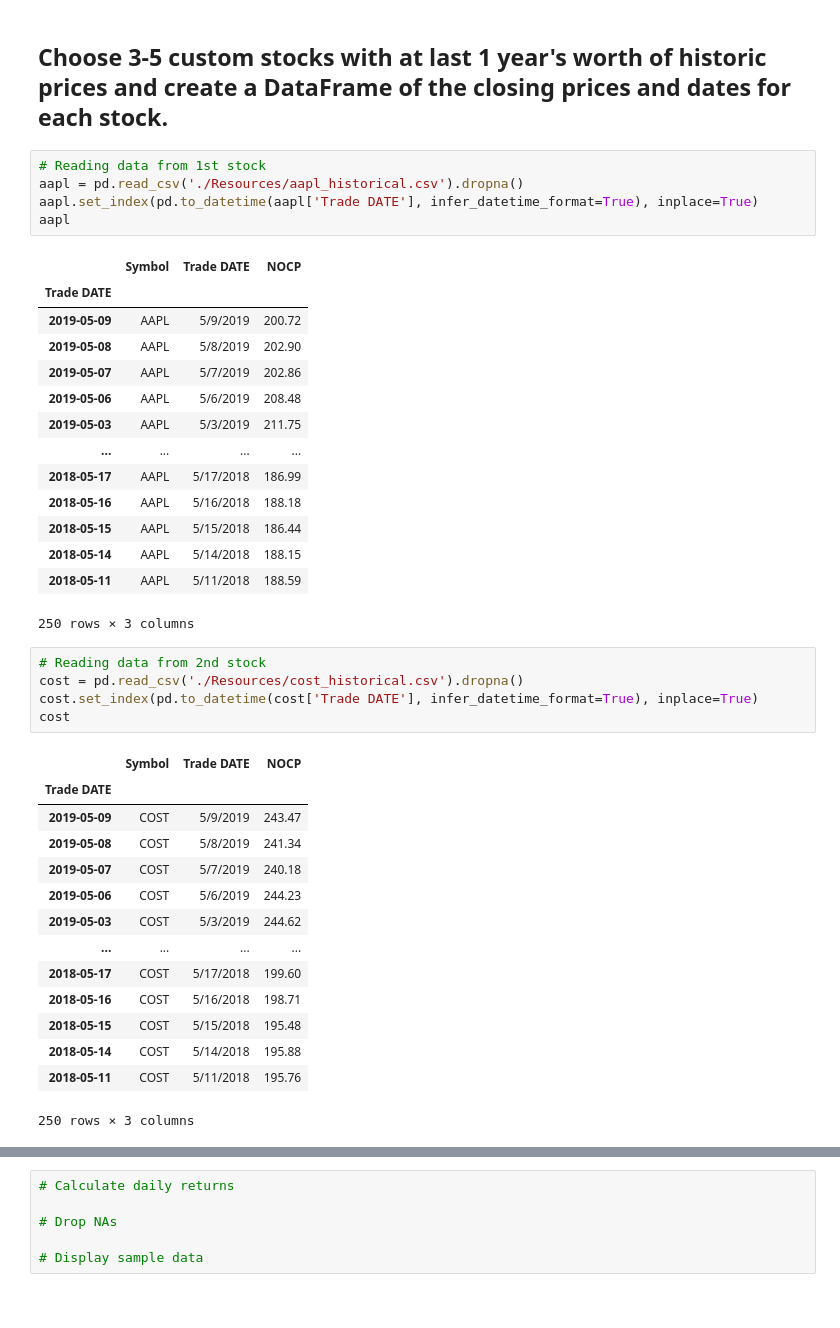
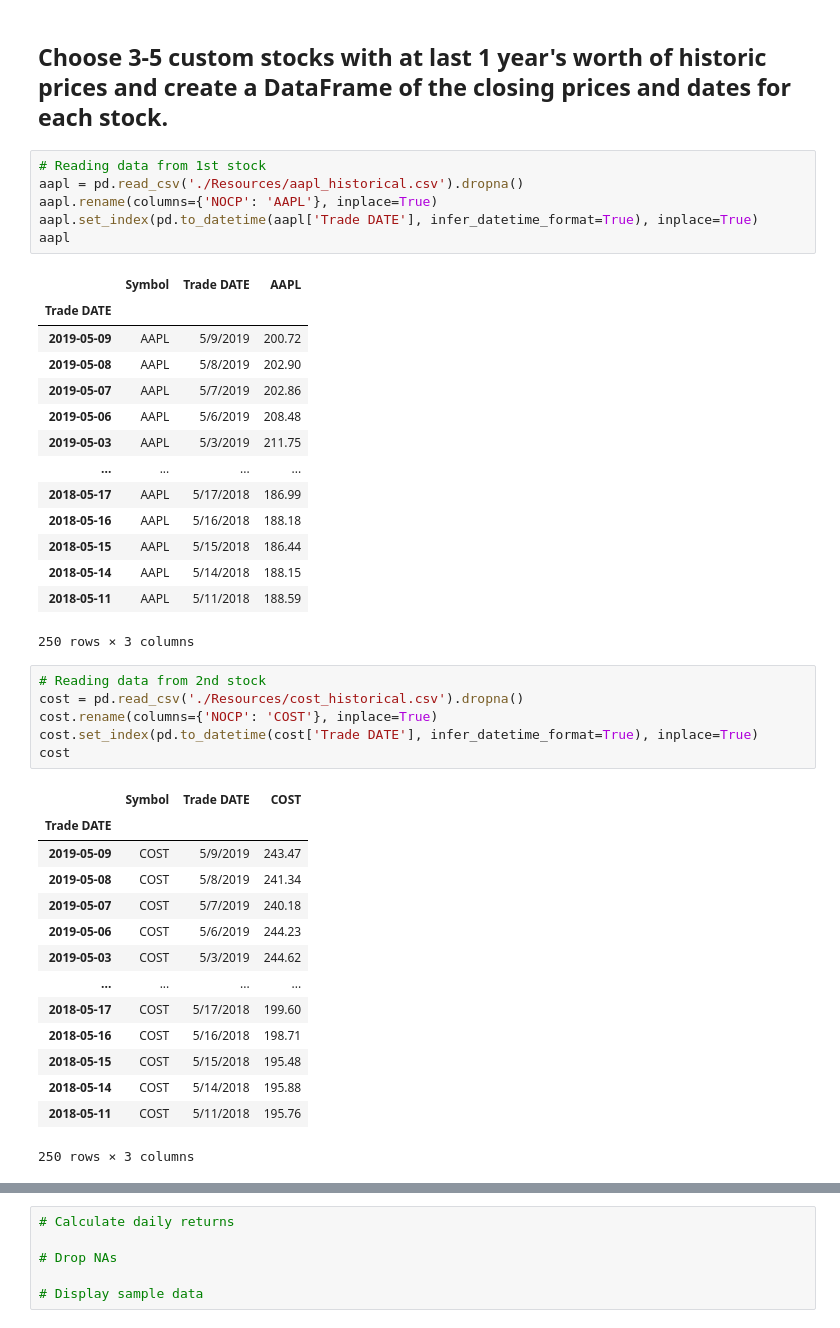
Before and after one commit to Olegreg762/FintechBootcamp, a Jupyter notebook: pandas_homework/Instructions/Starter_Code/whale_analysis.ipynb, the cells around one changed output, grey strips where cells are left out. Drawn from its saved outputs; the diff is of its cells as text.

```diff
--- a/pandas_homework/Instructions/Starter_Code/whale_analysis.ipynb
+++ b/pandas_homework/Instructions/Starter_Code/whale_analysis.ipynb
@@ -405,10 +407,11 @@ In this section, you will build your own portfolio of stocks, calculate the retu
 # %%
 # Reading data from 1st stock
 aapl = pd.read_csv('./Resources/aapl_historical.csv').dropna()
+aapl.rename(columns={'NOCP': 'AAPL'}, inplace=True)
 aapl.set_index(pd.to_datetime(aapl['Trade DATE'], infer_datetime_format=True), inplace=True)
 aapl
 # %% [output]
-|  | Symbol | Trade DATE | NOCP |
+|  | Symbol | Trade DATE | AAPL |
 | Trade DATE |  |  |  |
 | 2019-05-09 | AAPL | 5/9/2019 | 200.72 |
 | 2019-05-08 | AAPL | 5/8/2019 | 202.90 |
@@ -425,10 +428,11 @@ aapl
 # %%
 # Reading data from 2nd stock
 cost = pd.read_csv('./Resources/cost_historical.csv').dropna()
+cost.rename(columns={'NOCP': 'COST'}, inplace=True)
 cost.set_index(pd.to_datetime(cost['Trade DATE'], infer_datetime_format=True), inplace=True)
 cost
 # %% [output]
-|  | Symbol | Trade DATE | NOCP |
+|  | Symbol | Trade DATE | COST |
 | Trade DATE |  |  |  |
 | 2019-05-09 | COST | 5/9/2019 | 243.47 |
 | 2019-05-08 | COST | 5/8/2019 | 241.34 |
```
Also changed, not shown: parts of 7 cells of this notebook.
